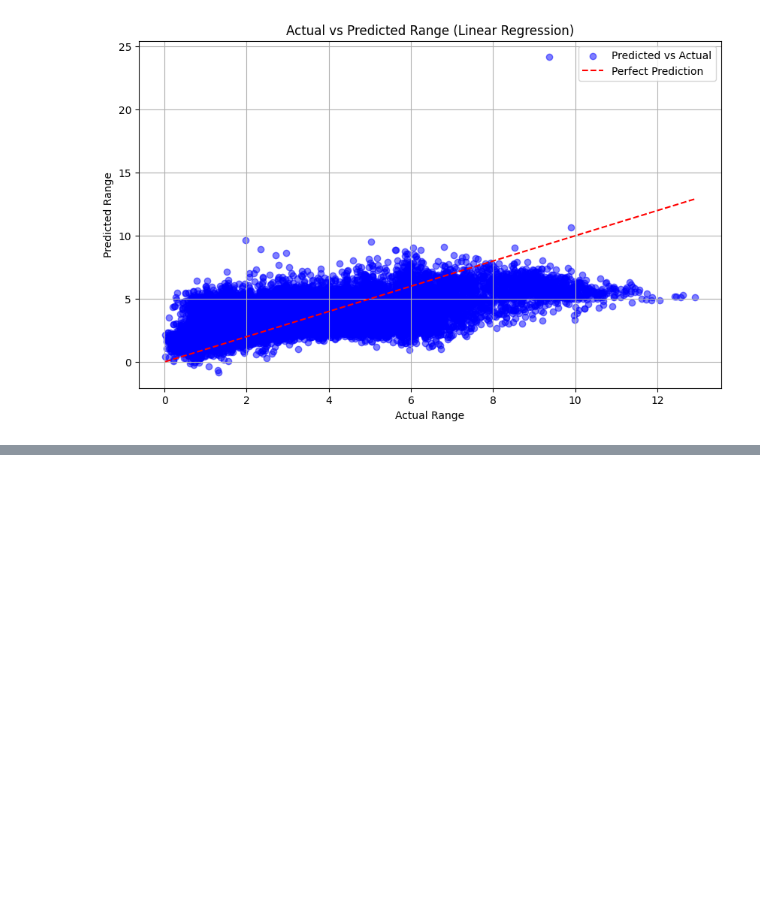
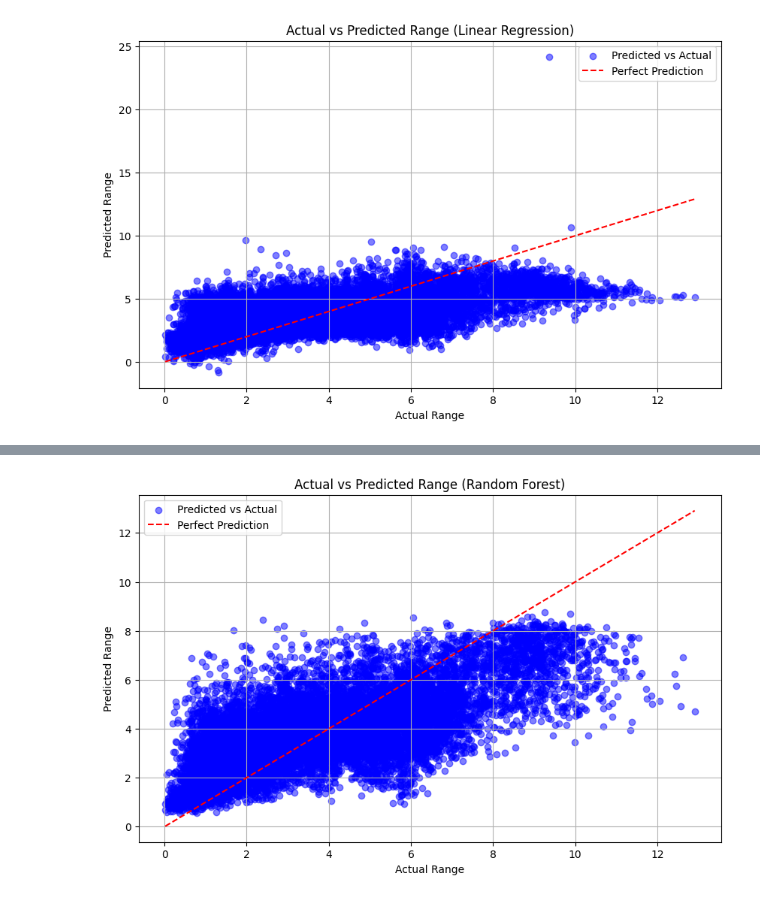
Before and after one commit to jl-sit-cs/CSC3105-DataAnalytics, a Jupyter notebook: Project/code/DataVisualization.ipynb, the cells around one changed output, grey strips where cells are left out. Drawn from its saved outputs; the diff is of its cells as text; code cells hidden in the pictures; blank space fills up the shorter version.

```diff
--- a/Project/code/DataVisualization.ipynb
+++ b/Project/code/DataVisualization.ipynb
@@ -257,25 +257,27 @@ Epoch 25/25
 # %%
 
 # Initialize and train the Random Forest Regressor
-regressor = RandomForestRegressor(n_estimators=100, random_state=42, oob_score=True)
+regressor = RandomForestRegressor(n_estimators=40, min_samples_split=25, min_samples_leaf=1, max_features='log2', max_depth=25, bootstrap=True, random_state=42)
 regressor.fit(X_train_range, y_train_range)
 
 # Make predictions on the test set
 y_pred_range = regressor.predict(X_test_range)
 
 # Plot Actual vs Predicted Range
 plt.figure(figsize=(10, 6))
 plt.scatter(y_test_range, y_pred_range, color='blue', alpha=0.5, label='Predicted vs Actual')
 
 # Perfect prediction line
 plt.plot([min(y_test_range), max(y_test_range)], [min(y_test_range), max(y_test_range)], color='red', linestyle='--', label="Perfect Prediction")
 
 # Labels and title
 plt.xlabel("Actual Range")
 plt.ylabel("Predicted Range")
 plt.title("Actual vs Predicted Range (Random Forest)")
 
 # Show legend and grid
 plt.legend()
 plt.grid(True)
 plt.show()
+# %% [output]
+[figure, added]
```
Also changed, not shown: parts of 5 cells of this notebook, 3 other files.
